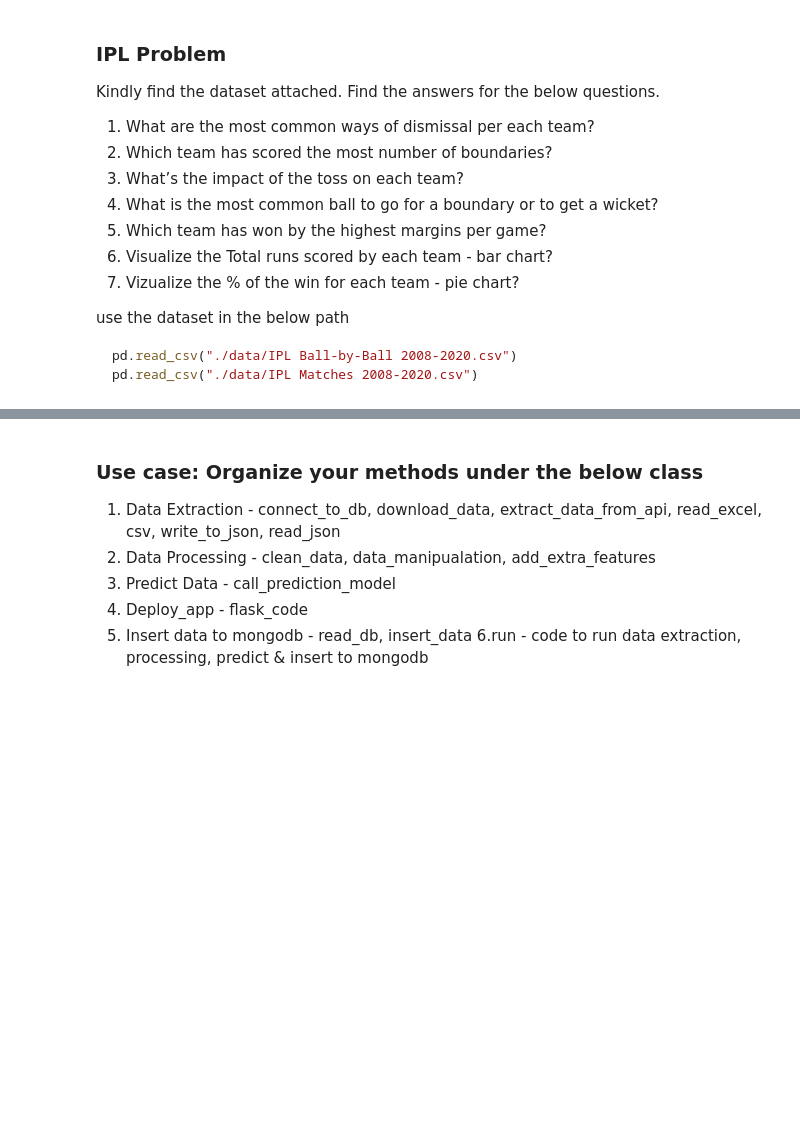
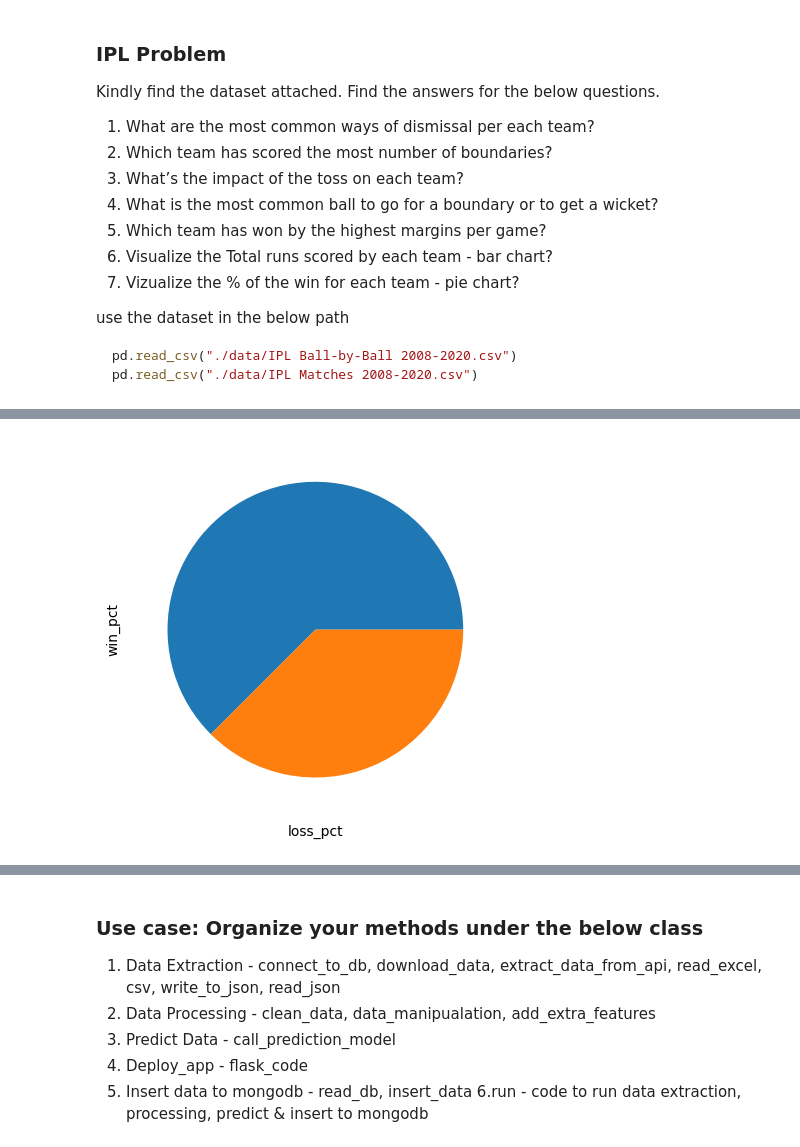
Before and after one commit to instigateideas/training-repo, a Jupyter notebook: python/Session-2/Problem & Use case.ipynb, the cells around one changed output, grey strips where cells are left out. Drawn from its saved outputs; the diff is of its cells as text; code cells hidden in the pictures; blank space fills up the shorter version.

```diff
--- a/python/Session-2/Problem & Use case.ipynb
+++ b/python/Session-2/Problem & Use case.ipynb
@@ -25,0 +607,7 @@ pd.read_csv("./data/IPL Matches 2008-2020.csv")
+# %%
+plt.pie([62.5, 37.5])
+plt.xlabel("loss_pct")
+plt.ylabel("win_pct")
+plt.show()
+# %% [output]
+[figure, added]
```
Also changed, not shown: parts of 68 cells of this notebook, 44 other files.
